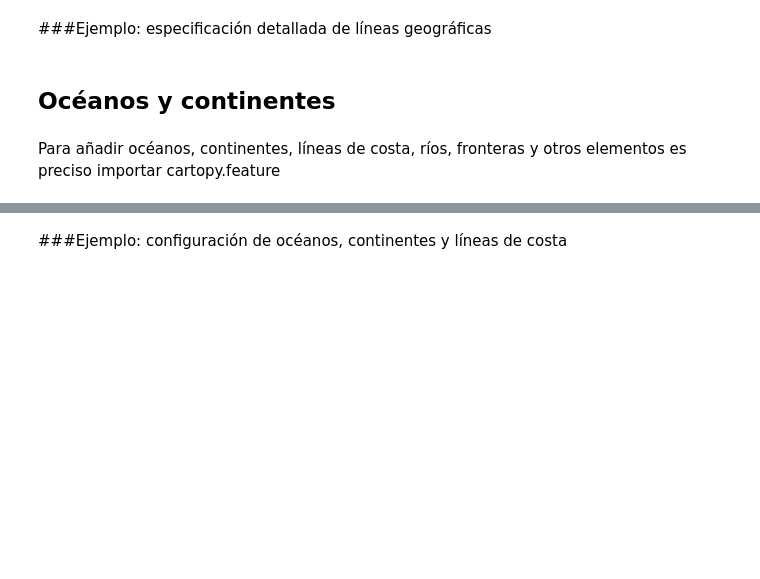
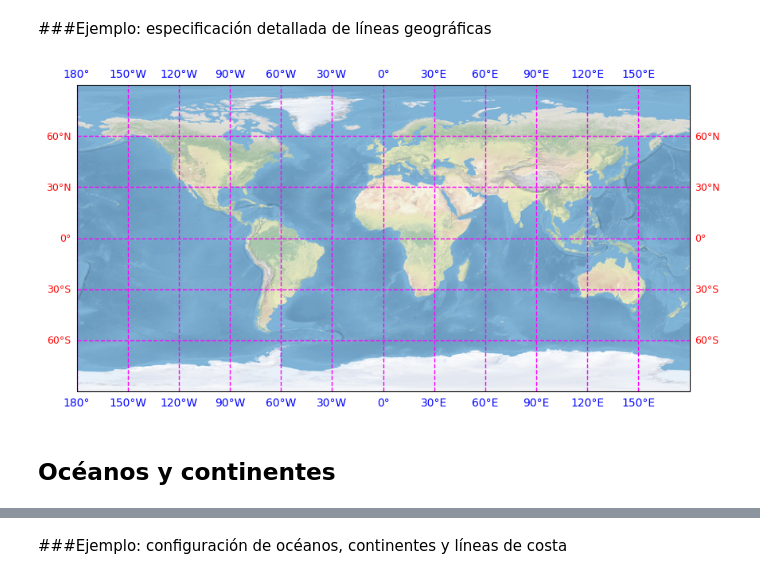
Before and after one commit to waveology/kitchen, a Jupyter notebook: introduccion_cartopy.ipynb, the cells around one changed output, grey strips where cells are left out. Drawn from its saved outputs; the diff is of its cells as text; code cells hidden in the pictures; blank space fills up the shorter version.

```diff
--- a/introduccion_cartopy.ipynb
+++ b/introduccion_cartopy.ipynb
@@ -152,8 +203,8 @@ plt.show()
 # %% [markdown]
 ###Ejemplo: especificación detallada de líneas geográficas
 # %%
-# Posicionamiento de etiquetas
-# -------------------------------
+# Formato y posicionamiento de etiquetas
+# ---------------------------------------
 import matplotlib.ticker as mticker
 
 # Definimos la figura que actúa como contenedor y le asignamos las dimensiones
@@ -161,46 +212,47 @@ import matplotlib.ticker as mticker
 fig = plt.figure(figsize=[18, 5])
 
 # Añadimos un gráfico a la figura
 # ----------------------------------------------------------------------------------------------
-ax = fig.add_subplot(1,2,1,projection=ccrs.PlateCarree())
+ax = fig.add_subplot(1,1,1,projection=ccrs.PlateCarree())
 
-# Nos aseguramos de que el mapa llega hasta el límite de la proyección
-# --------------------------------------------------------------------
-ax.set_global()
 
 # Añadimos paralelos y meridianos
-# ----------------------------------
-gl = ax.gridlines(draw_labels=True,
+# Generamos el objeto gl para el posterior refinamiento
+# -------------------------------------------------------
+gl = ax.gridlines(draw_labels=False,
              color='#ff00ff',
              ls='--',
              lw=1.0
              )
 
-# Dónde colocar las etiquetas
-# ---------------------------
+# Dónde dibujar paralelos y meridianos
+# --------------------------------------------------
 gl.xlocator = mticker.FixedLocator(range(-180,180,30))
 gl.ylocator = mticker.FixedLocator(range(-90,90,30))
 
 # Qué lados tienen etiquetas
 # ------------------------------
 gl.top_labels=True
 gl.right_labels=True
 gl.bottom_labels=True
 gl.left_labels=True
 
-# Tamaño de las etiquetas
-# -------------------------
-gl.xlabel_style = {'size': 9, 'color': 'blue'}
-gl.ylabel_style = {'size': 9, 'color': 'blue'}
+# Tamaño y color de las etiquetas
+# ---------------------------------
+gl.xlabel_style = {'size': 10, 'color': 'blue'}
+gl.ylabel_style = {'size':  9, 'color': 'red'}
 
+# Nos aseguramos de que el mapa llega hasta el límite de la proyección
+# --------------------------------------------------------------------
+ax.set_global()
 
 # Añadimos un fondo genérico con océanos y continentes
 # -----------------------------------------------------
 ax.stock_img()
 
 
 plt.show()
+# %% [output]
+[figure, added]
 # %% [markdown]
 ## Océanos y continentes
-# %% [markdown]
-Para añadir océanos, continentes, líneas de costa, ríos, fronteras y otros elementos es preciso importar cartopy.feature
```
Also changed, not shown: parts of 34 cells of this notebook.
